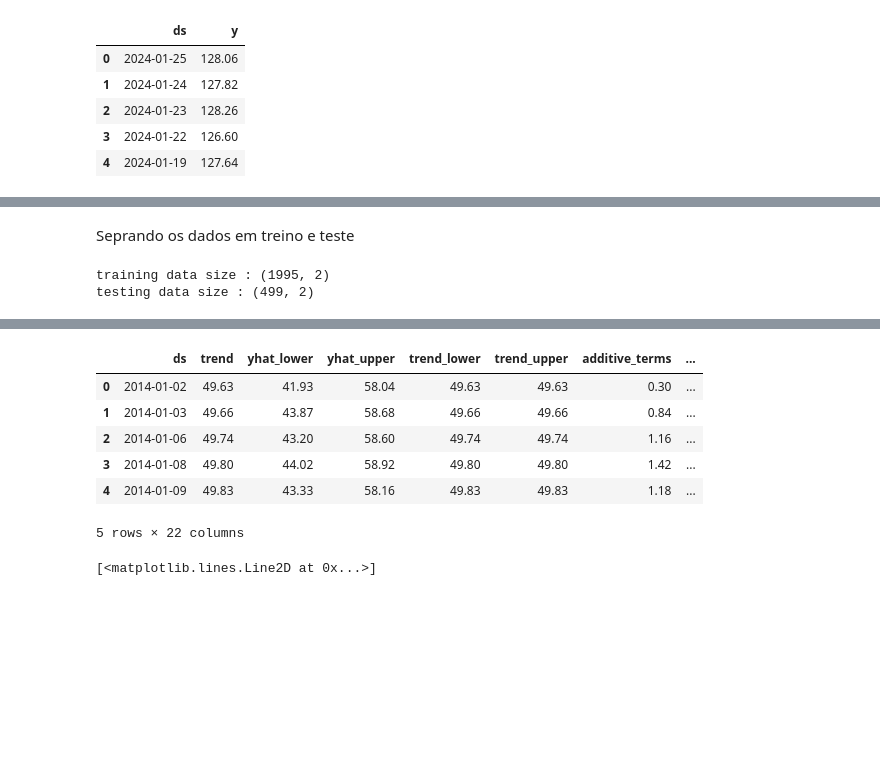
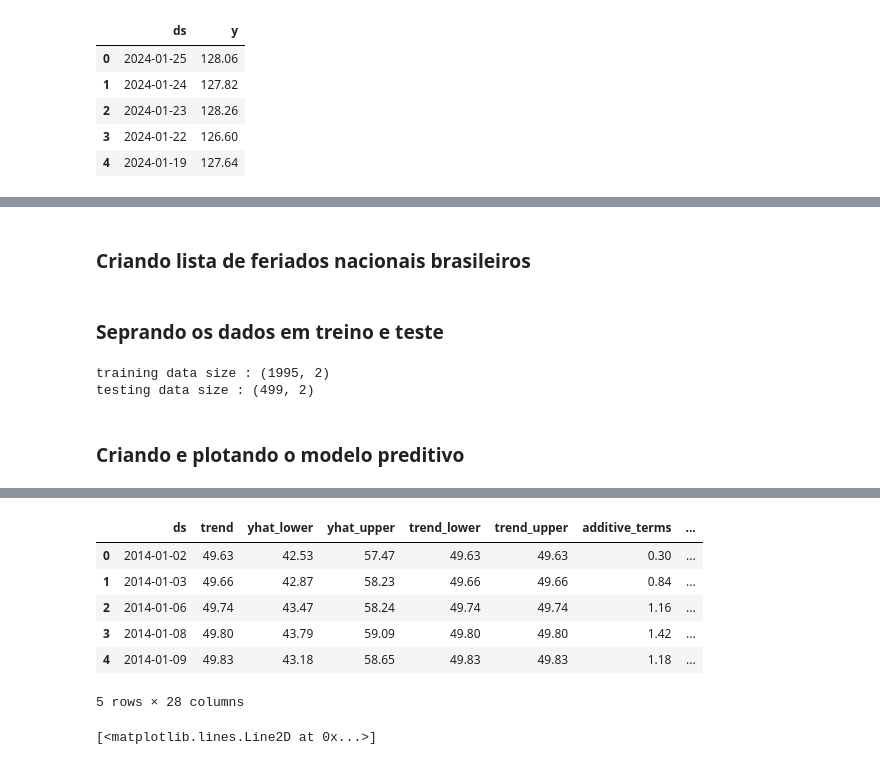
Before and after one commit to gustafarsoares23/Tech-Challenge-ML, a Jupyter notebook: Tech_Challengfe_ML.ipynb, the cells around one changed output, grey strips where cells are left out. Drawn from its saved outputs; the diff is of its cells as text; code cells hidden in the pictures; blank space fills up the shorter version.

```diff
--- a/Tech_Challengfe_ML.ipynb
+++ b/Tech_Challengfe_ML.ipynb
@@ -641,5 +727,25 @@ df.head()
+# %% [markdown]
+### Criando lista de feriados nacionais brasileiros
+# %%
+# Lista completa de feriados
+feriados_brasil = pd.DataFrame({
+    'holiday': 'feriado_brasil',
+    'ds': pd.to_datetime([
+        '2014-01-01', '2014-03-03', '2014-03-04', '2014-04-18', '2014-04-21', '2014-05-01', '2014-06-19', '2014-09-07', '2014-10-12', '2014-11-02', '2014-11-15', '2014-12-25',
+        '2015-01-01', '2015-02-16', '2015-02-17', '2015-04-03', '2015-04-21', '2015-05-01', '2015-06-04', '2015-09-07', '2015-10-12', '2015-11-02', '2015-11-15', '2015-12-25',
+        '2016-01-01', '2016-02-08', '2016-02-09', '2016-03-25', '2016-04-21', '2016-05-01', '2016-05-26', '2016-09-07', '2016-10-12', '2016-11-02', '2016-11-15', '2016-12-25',
+        '2017-01-01', '2017-02-27', '2017-02-28', '2017-04-14', '2017-04-21', '2017-05-01', '2017-06-15', '2017-09-07', '2017-10-12', '2017-11-02', '2017-11-15', '2017-12-25',
+        '2018-01-01', '2018-02-12', '2018-02-13', '2018-03-30', '2018-04-21', '2018-05-01', '2018-05-31', '2018-09-07', '2018-10-12', '2018-11-02', '2018-11-15', '2018-12-25',
+        '2019-01-01', '2019-03-04', '2019-03-05', '2019-04-19', '2019-04-21', '2019-05-01', '2019-06-20', '2019-09-07', '2019-10-12', '2019-11-02', '2019-11-15', '2019-12-25',
+        '2020-01-01', '2020-02-24', '2020-02-25', '2020-04-10', '2020-04-21', '2020-05-01', '2020-06-11', '2020-09-07', '2020-10-12', '2020-11-02', '2020-11-15', '2020-12-25',
+        '2021-01-01', '2021-02-15', '2021-02-16', '2021-04-02', '2021-04-21', '2021-05-01', '2021-06-03', '2021-09-07', '2021-10-12', '2021-11-02', '2021-11-15', '2021-12-25',
+        '2022-01-01', '2022-02-28', '2022-03-01', '2022-04-15', '2022-04-21', '2022-05-01', '2022-06-16', '2022-09-07', '2022-10-12', '2022-11-02', '2022-11-15', '2022-12-25',
+        '2023-01-01', '2023-02-20', '2023-02-21', '2023-04-07', '2023-04-21', '2023-05-01', '2023-06-08', '2023-09-07', '2023-10-12', '2023-11-02', '2023-11-15', '2023-12-25',
+        '2024-01-01', '2024-02-12', '2024-02-13', '2024-03-29', '2024-04-21', '2024-05-01', '2024-05-30', '2024-09-07', '2024-10-12', '2024-11-02', '2024-11-15', '2024-11-20', '2024-12-25'
+    ])
+})
 # %% [markdown]
-Seprando os dados em treino e teste
+### Seprando os dados em treino e teste
 # %%
 train_data = df.sample(frac=0.8, random_state=0)
 test_data = df.drop(train_data.index)
@@ -648,8 +754,10 @@ print(f'testing data size : {test_data.shape}')
 # %% [output]
 training data size : (1995, 2)
 testing data size : (499, 2)
+# %% [markdown]
+### Criando e plotando o modelo preditivo
 # %%
-modelo = Prophet(daily_seasonality=True)
+modelo = Prophet(daily_seasonality=True, holidays=feriados_brasil)
 modelo.fit(train_data)
 dataFramefuture = modelo.make_future_dataframe(periods=30, freq='D')
 previsao = modelo.predict(dataFramefuture)
@@ -666,11 +774,11 @@ INFO:cmdstanpy:Chain [1] start processing
 INFO:cmdstanpy:Chain [1] done processing
 |  | ds | trend | yhat_lower | yhat_upper | trend_lower | trend_upper | additive_terms | ... |
-| 0 | 2014-01-02 | 49.63 | 41.93 | 58.04 | 49.63 | 49.63 | 0.30 | ... |
-| 1 | 2014-01-03 | 49.66 | 43.87 | 58.68 | 49.66 | 49.66 | 0.84 | ... |
-| 2 | 2014-01-06 | 49.74 | 43.20 | 58.60 | 49.74 | 49.74 | 1.16 | ... |
-| 3 | 2014-01-08 | 49.80 | 44.02 | 58.92 | 49.80 | 49.80 | 1.42 | ... |
-| 4 | 2014-01-09 | 49.83 | 43.33 | 58.16 | 49.83 | 49.83 | 1.18 | ... |
+| 0 | 2014-01-02 | 49.63 | 42.53 | 57.47 | 49.63 | 49.63 | 0.30 | ... |
+| 1 | 2014-01-03 | 49.66 | 42.87 | 58.23 | 49.66 | 49.66 | 0.84 | ... |
+| 2 | 2014-01-06 | 49.74 | 43.47 | 58.24 | 49.74 | 49.74 | 1.16 | ... |
+| 3 | 2014-01-08 | 49.80 | 43.79 | 59.09 | 49.80 | 49.80 | 1.42 | ... |
+| 4 | 2014-01-09 | 49.83 | 43.18 | 58.65 | 49.83 | 49.83 | 1.18 | ... |
-5 rows × 22 columns
+5 rows × 28 columns
 # %%
 modelo.plot(previsao, figsize=(20,6));
 plt.plot(test_data['ds'], test_data['y'], '.r')
```
Also changed, not shown: parts of 66 cells of this notebook.
